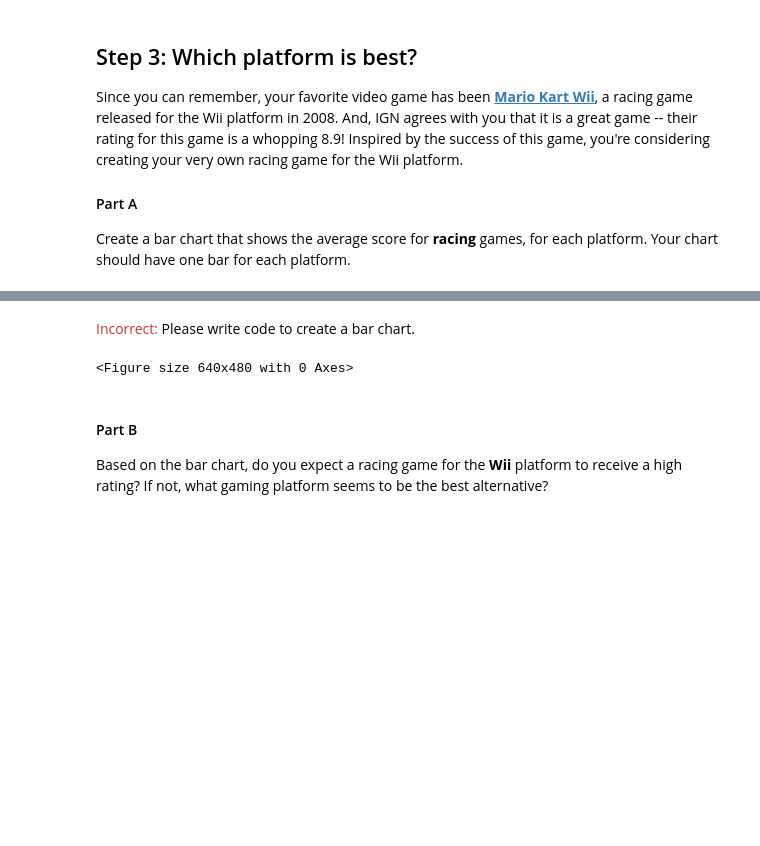
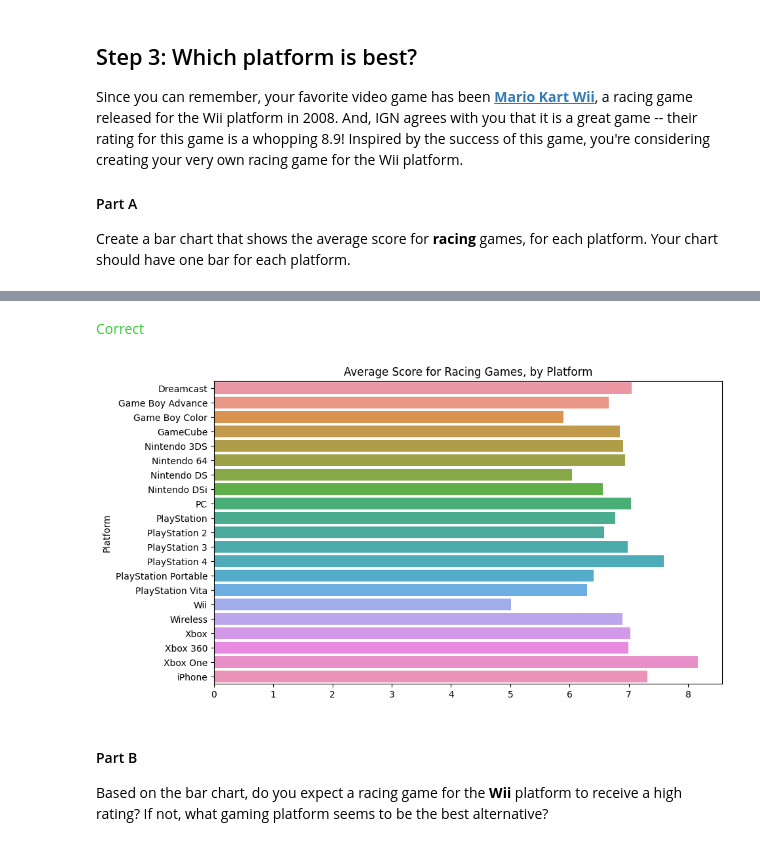
Before and after one commit to bimsi/kaggle-data-visualization, a Jupyter notebook: exercise-bar-charts-and-heatmaps.ipynb, the cells around one changed output, grey strips where cells are left out. Saved outputs shown, nothing was run; the diff lists cells and outputs as text; code cells hidden in the pictures; blank space fills up the shorter version.

Commit message:
Kaggle Notebook | Exercise: Bar Charts and Heatmaps | Version 2

```diff
--- a/exercise-bar-charts-and-heatmaps.ipynb
+++ b/exercise-bar-charts-and-heatmaps.ipynb
@@ -116,14 +116,17 @@ Since you can remember, your favorite video game has been [**Mario Kart Wii**](h
 Create a bar chart that shows the average score for **racing** games, for each platform.  Your chart should have one bar for each platform.
 # %%
 # Bar chart showing average score for racing games by platform
-____ # Your code here
+plt.figure(figsize=(10, 6))
+sns.barplot(x=ign_data['Racing'], y=ign_data.index) # Your code here
+plt.xlabel("")
+plt.title("Average Score for Racing Games, by Platform")
 
 # Check your answer
 step_3.a.check()
 # %% [output]
 [interactive output not drawn]
-<span style="color:#cc3333">Incorrect:</span> Please write code to create a bar chart.
+<span style="color:#33cc33">Correct</span>
-<Figure size 640x480 with 0 Axes>
+[figure, added]
 # %%
 # Lines below will give you a hint or solution code
 #step_3.a.hint()
```
Also changed, not shown: parts of 2 cells of this notebook.
